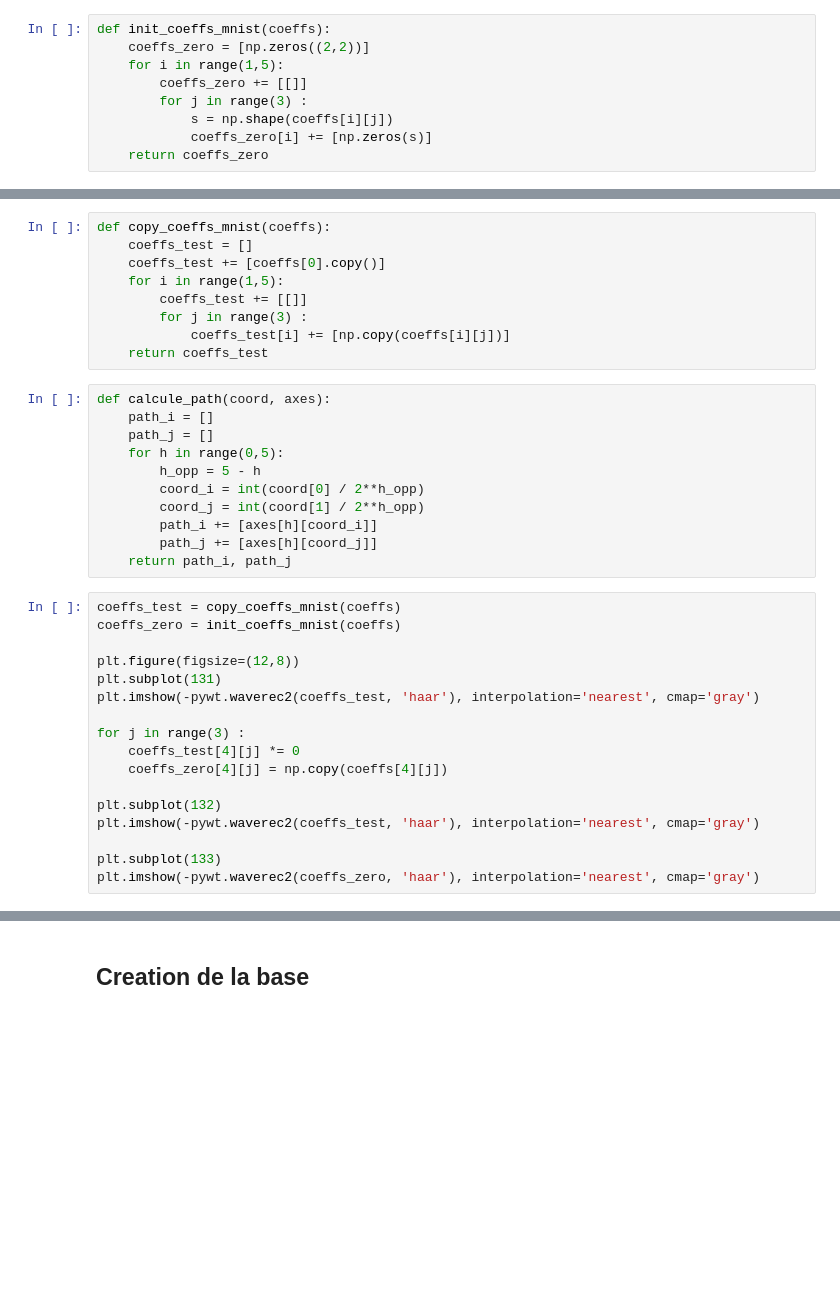
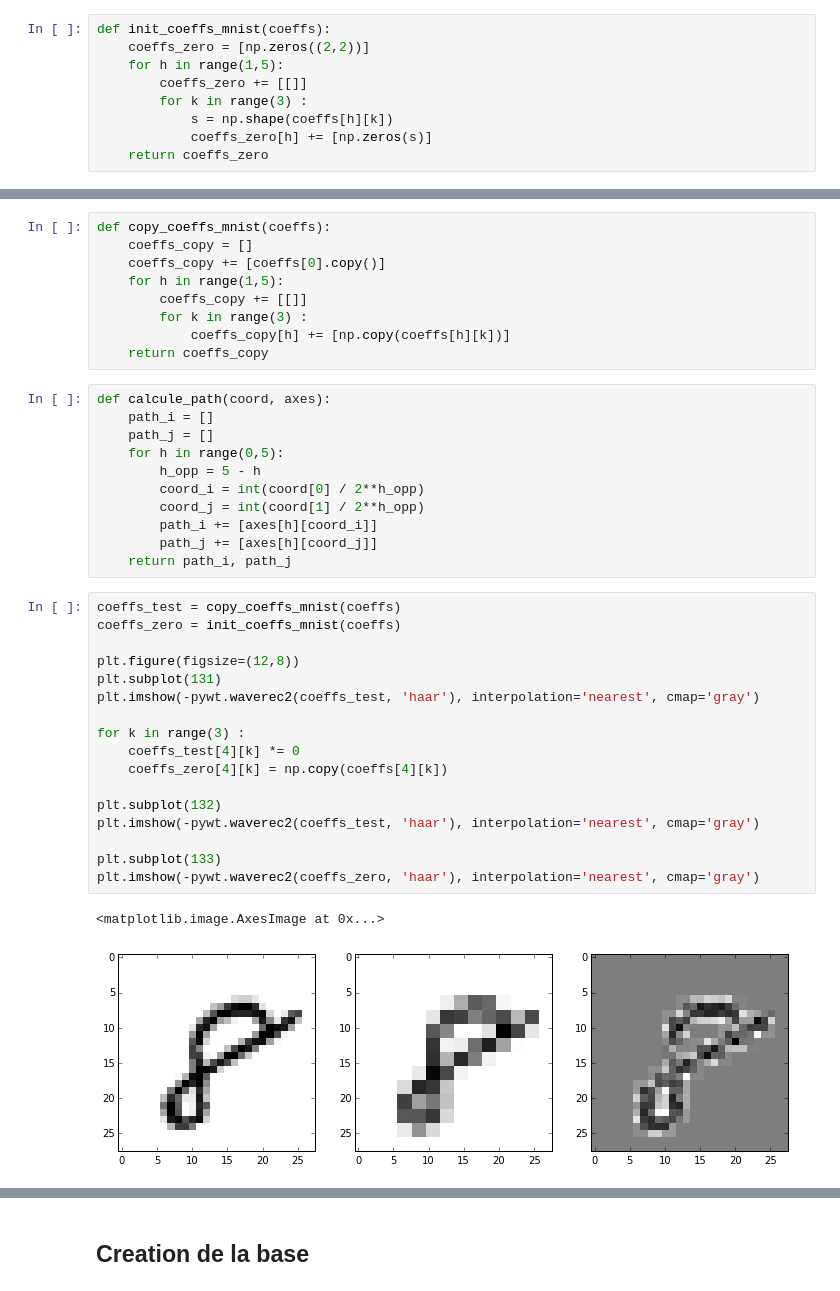
Before and after one commit to gdbmanu/ProjS8-git, a Jupyter notebook: mnist-pywt-tests.ipynb, the cells around one changed output, grey strips where cells are left out. Cells and saved outputs as stored; diff of their text form; blank space fills up the shorter version.

```diff
--- a/mnist-pywt-tests.ipynb
+++ b/mnist-pywt-tests.ipynb
@@ -26,9 +55,9 @@ for i in range(1,len(coeffs)):
 # %%
 def init_coeffs_mnist(coeffs):
     coeffs_zero = [np.zeros((2,2))]
-    for i in range(1,5):
+    for h in range(1,5):
         coeffs_zero += [[]]
-        for j in range(3) :
-            s = np.shape(coeffs[i][j])
-            coeffs_zero[i] += [np.zeros(s)]
+        for k in range(3) :
+            s = np.shape(coeffs[h][k])
+            coeffs_zero[h] += [np.zeros(s)]
     return coeffs_zero
@@ -35,12 +78,12 @@ def init_coeffs_mnist(coeffs):
 # %%
 def copy_coeffs_mnist(coeffs):
-    coeffs_test = []
-    coeffs_test += [coeffs[0].copy()]
-    for i in range(1,5):
-        coeffs_test += [[]]
-        for j in range(3) :
-            coeffs_test[i] += [np.copy(coeffs[i][j])]
-    return coeffs_test
+    coeffs_copy = []
+    coeffs_copy += [coeffs[0].copy()]
+    for h in range(1,5):
+        coeffs_copy += [[]]
+        for k in range(3) :
+            coeffs_copy[h] += [np.copy(coeffs[h][k])]
+    return coeffs_copy
 # %%
 def calcule_path(coord, axes):
     path_i = []
@@ -55,20 +98,23 @@ def calcule_path(coord, axes):
 # %%
 coeffs_test = copy_coeffs_mnist(coeffs)
 coeffs_zero = init_coeffs_mnist(coeffs)
 
 plt.figure(figsize=(12,8))
 plt.subplot(131)
 plt.imshow(-pywt.waverec2(coeffs_test, 'haar'), interpolation='nearest', cmap='gray')
 
-for j in range(3) :
-    coeffs_test[4][j] *= 0
-    coeffs_zero[4][j] = np.copy(coeffs[4][j])
+for k in range(3) :
+    coeffs_test[4][k] *= 0
+    coeffs_zero[4][k] = np.copy(coeffs[4][k])
 
 plt.subplot(132)
 plt.imshow(-pywt.waverec2(coeffs_test, 'haar'), interpolation='nearest', cmap='gray')
 
 plt.subplot(133)
 plt.imshow(-pywt.waverec2(coeffs_zero, 'haar'), interpolation='nearest', cmap='gray')
+# %% [output]
+<matplotlib.image.AxesImage at 0x...>
+[figure, added]
 # %%
 axes = []
 for h in range(0,5):
```
Also changed, not shown: parts of 24 cells of this notebook.
